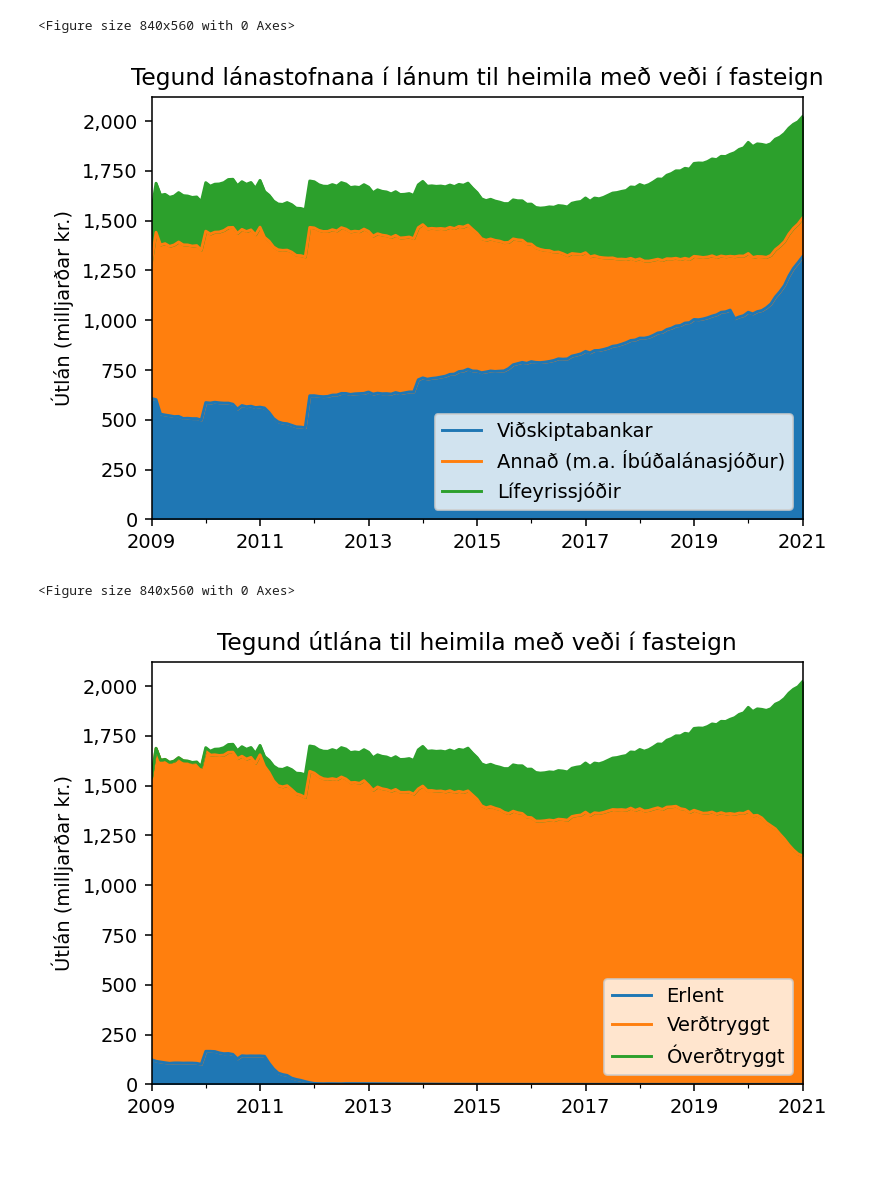
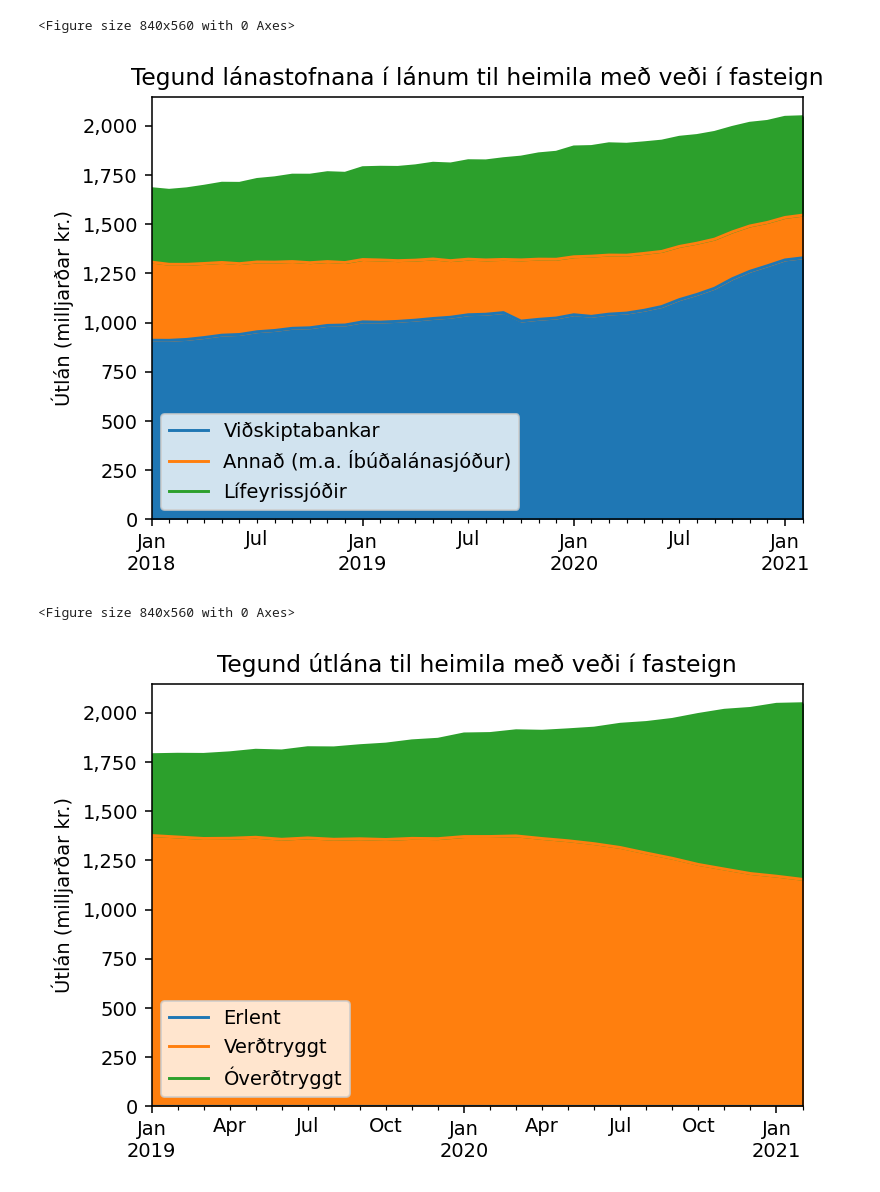
Before and after one commit to jokull/sedlabanki-data, a Jupyter notebook: Notebook.ipynb, the cells around one changed output. Drawn from its saved outputs; the diff is of its cells as text; code cells hidden in the pictures; blank space fills up the shorter version.

```diff
--- a/Notebook.ipynb
+++ b/Notebook.ipynb
@@ -50,32 +50,32 @@ def set_milljardur_formatter(ax):
 # %%
 df = get_series("""select
   date,
   institute,
   sum(value) as value
 from credit
 where
   sector = "household" and
-  strftime('%Y', date) > "2008" and
+  strftime('%Y', date) > "2017" and
   date <= (
     select max(date) as max_date from credit where institute = 'bank' union
     select max(date) as max_date from credit where institute = 'pension' union
     select max(date) as max_date from credit where institute = 'other' order by max_date limit 1
   )
 group by date, institute
 order by date, institute""")
 df = merge_and_inflation_adjust_value(df)
 df = df.pivot(columns="institute", values="value")
 fig = plt.figure()
 ax = df.plot.area(stacked=True)
 plt.title('Tegund lánastofnana í lánum til heimila með veði í fasteign')
 ax.legend(['Viðskiptabankar', 'Annað (m.a. Íbúðalánasjóður)', 'Lífeyrissjóðir'])
 ax.set_ylabel("Útlán (milljarðar kr.)")
 ax.set_xlabel(None)
 set_milljardur_formatter(ax)
-plt.savefig('graphs/indexation.png')
+plt.savefig('graphs/type.png')
 # %% [output]
 <Figure size 840x560 with 0 Axes>
-[figure, old version]
+[figure, new version]
 # %%
 df = get_series("""select
   date,
@@ -84,7 +84,7 @@ df = get_series("""select
 from credit
 where
   sector = "household" and
-  strftime('%Y', date) > "2008" and
+  strftime('%Y', date) > "2018" and
   date <= (
     select max(date) as max_date from credit where institute = 'bank' union
     select max(date) as max_date from credit where institute = 'pension' union
@@ -101,10 +101,10 @@ ax.legend(['Erlent', 'Verðtryggt', 'Óverðtryggt'])
 ax.set_ylabel("Útlán (milljarðar kr.)")
 ax.set_xlabel(None)
 set_milljardur_formatter(ax)
-plt.savefig('graphs/type.png')
+plt.savefig('graphs/indexation.png')
 # %% [output]
 <Figure size 840x560 with 0 Axes>
-[figure, old version]
+[figure, new version]
 # %%
 df = get_series("""select
   date,
```
Also changed, not shown: parts of 2 cells of this notebook, 8 other files.
